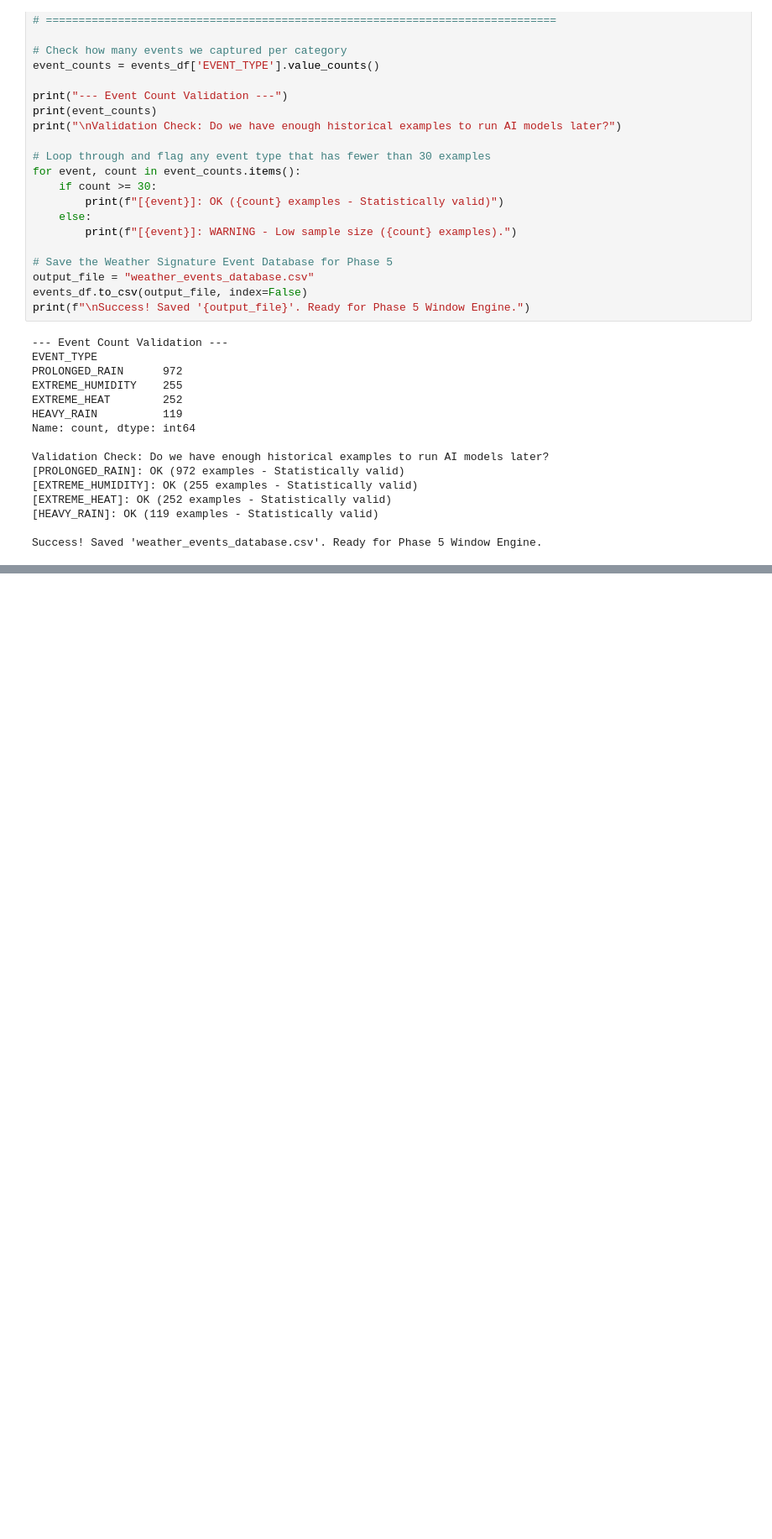
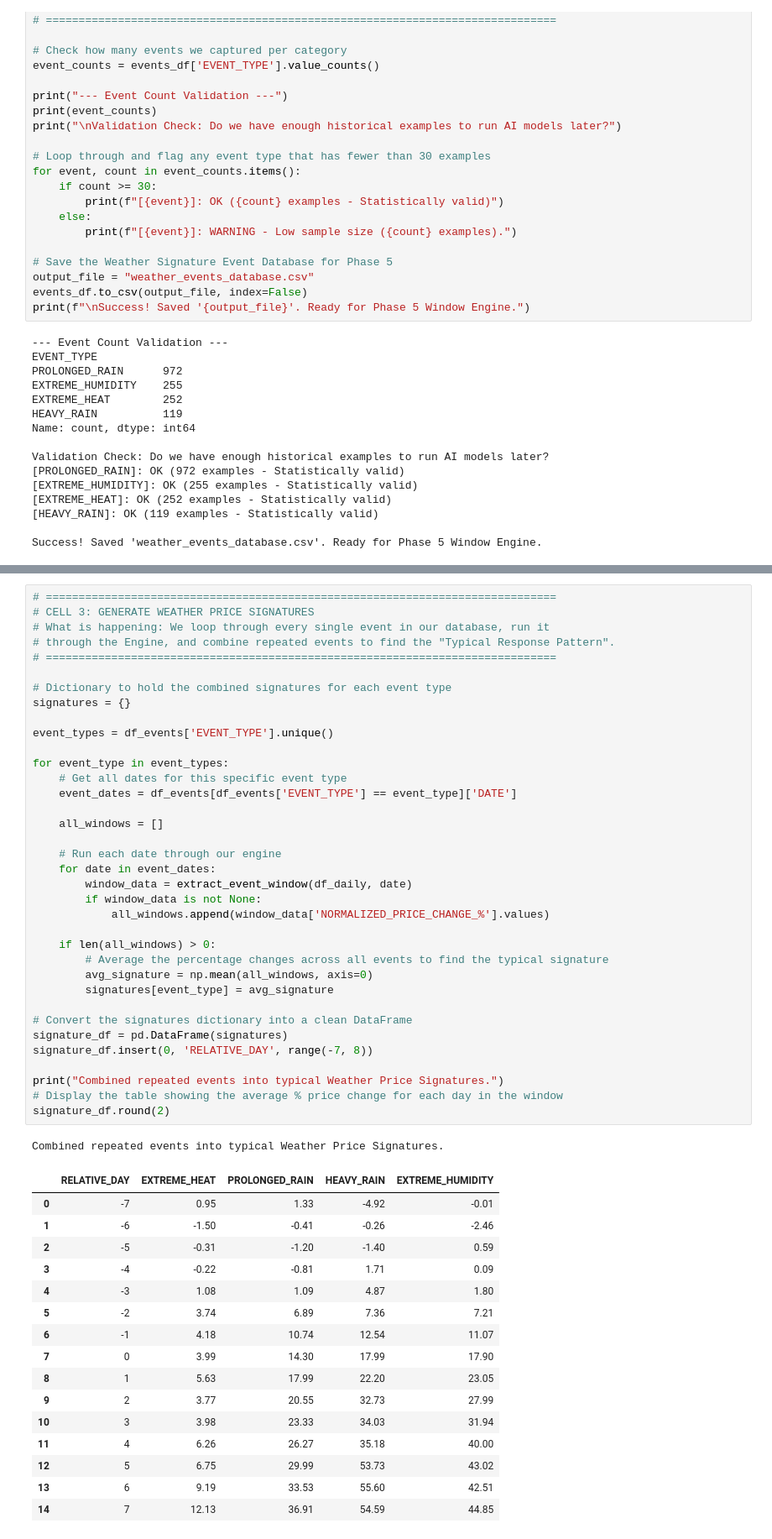
Before and after one commit to prateekP1906/mini-project-forticulture, a Jupyter notebook: build_master_data.ipynb, the cells around one changed output, grey strips where cells are left out. Shown at 84% size. Saved outputs shown, nothing was run; the diff lists cells and outputs as text; blank space fills up the shorter version.

Commit message:
feat: add weather signature metrics

```diff
--- a/build_master_data.ipynb
+++ b/build_master_data.ipynb
@@ -378,0 +445,54 @@ Success! Saved 'weather_events_database.csv'. Ready for Phase 5 Window Engine.
+# %%
+# ==============================================================================
+# CELL 3: GENERATE WEATHER PRICE SIGNATURES
+# What is happening: We loop through every single event in our database, run it
+# through the Engine, and combine repeated events to find the "Typical Response Pattern".
+# ==============================================================================
+
+# Dictionary to hold the combined signatures for each event type
+signatures = {}
+
+event_types = df_events['EVENT_TYPE'].unique()
+
+for event_type in event_types:
+    # Get all dates for this specific event type
+    event_dates = df_events[df_events['EVENT_TYPE'] == event_type]['DATE']
+
+    all_windows = []
+
+    # Run each date through our engine
+    for date in event_dates:
+        window_data = extract_event_window(df_daily, date)
+        if window_data is not None:
+            all_windows.append(window_data['NORMALIZED_PRICE_CHANGE_%'].values)
+
+    if len(all_windows) > 0:
+        # Average the percentage changes across all events to find the typical signature
+        avg_signature = np.mean(all_windows, axis=0)
+        signatures[event_type] = avg_signature
+
+# Convert the signatures dictionary into a clean DataFrame
+signature_df = pd.DataFrame(signatures)
+signature_df.insert(0, 'RELATIVE_DAY', range(-7, 8))
+
+print("Combined repeated events into typical Weather Price Signatures.")
+# Display the table showing the average % price change for each day in the window
+signature_df.round(2)
+# %% [output]
+Combined repeated events into typical Weather Price Signatures.
+|  | RELATIVE_DAY | EXTREME_HEAT | PROLONGED_RAIN | HEAVY_RAIN | EXTREME_HUMIDITY |
+| 0 | -7 | 0.95 | 1.33 | -4.92 | -0.01 |
+| 1 | -6 | -1.50 | -0.41 | -0.26 | -2.46 |
+| 2 | -5 | -0.31 | -1.20 | -1.40 | 0.59 |
+| 3 | -4 | -0.22 | -0.81 | 1.71 | 0.09 |
+| 4 | -3 | 1.08 | 1.09 | 4.87 | 1.80 |
+| 5 | -2 | 3.74 | 6.89 | 7.36 | 7.21 |
+| 6 | -1 | 4.18 | 10.74 | 12.54 | 11.07 |
+| 7 | 0 | 3.99 | 14.30 | 17.99 | 17.90 |
+| 8 | 1 | 5.63 | 17.99 | 22.20 | 23.05 |
+| 9 | 2 | 3.77 | 20.55 | 32.73 | 27.99 |
+| 10 | 3 | 3.98 | 23.33 | 34.03 | 31.94 |
+| 11 | 4 | 6.26 | 26.27 | 35.18 | 40.00 |
+| 12 | 5 | 6.75 | 29.99 | 53.73 | 43.02 |
+| 13 | 6 | 9.19 | 33.53 | 55.60 | 42.51 |
+| 14 | 7 | 12.13 | 36.91 | 54.59 | 44.85 |
```
Also changed, not shown: parts of 3 cells of this notebook, 2 other files.
